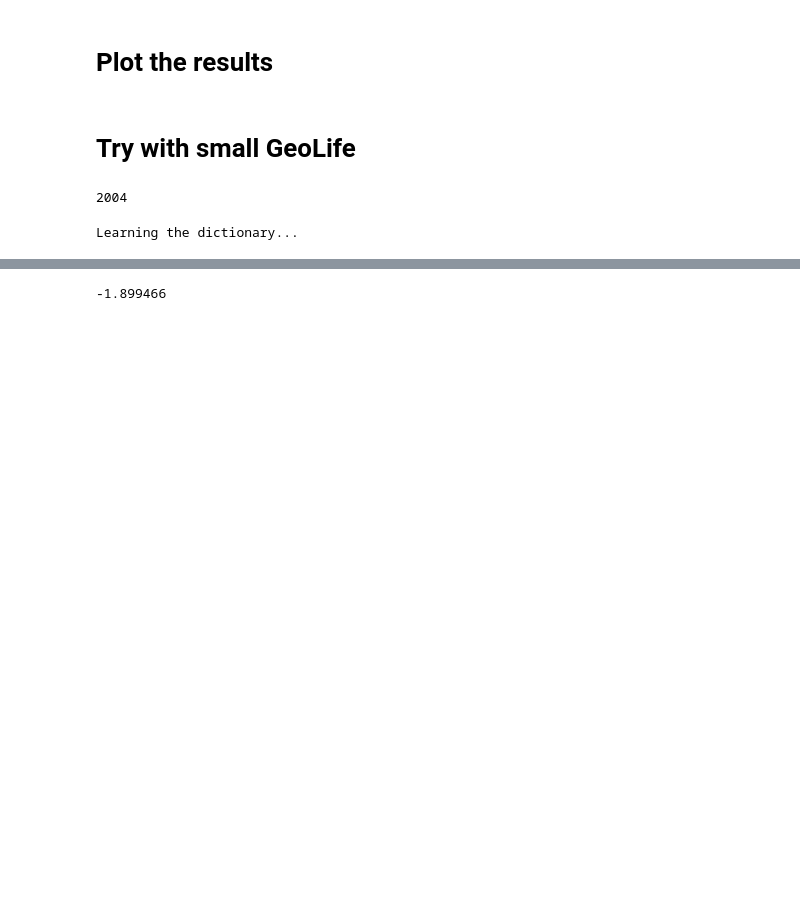
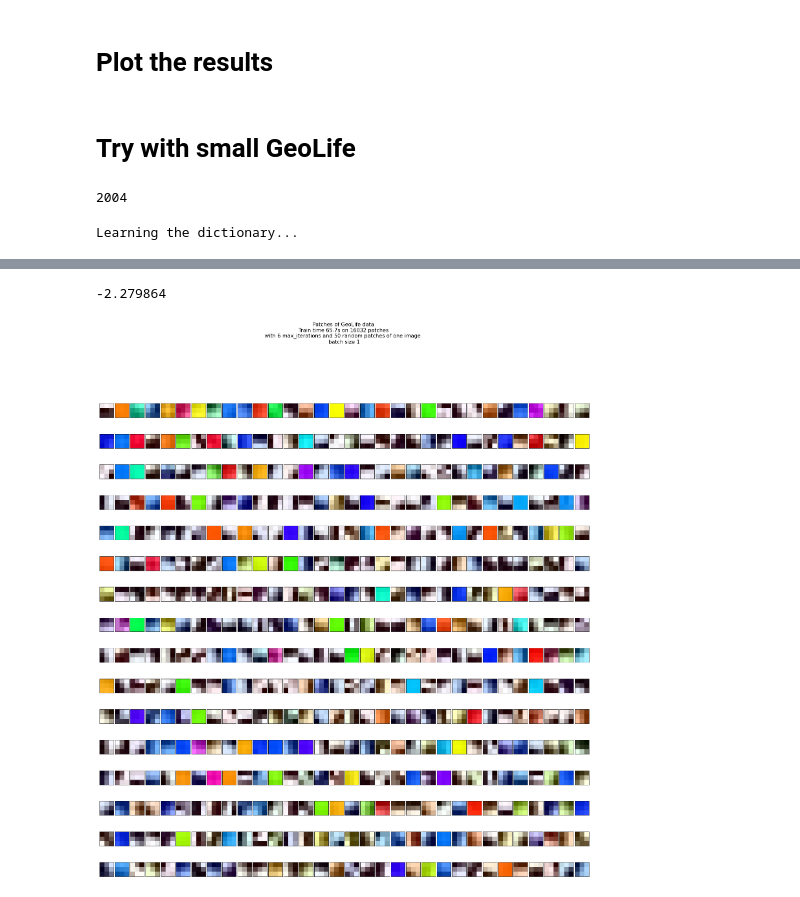
Before and after one commit to salelkafrawy/remote_sensing, a Jupyter notebook: notebooks/MiniBatch_KMeans.ipynb, the cells around one changed output, grey strips where cells are left out. Saved outputs shown, nothing was run; the diff lists cells and outputs as text; code cells hidden in the pictures; blank space fills up the shorter version.

```diff
--- a/notebooks/MiniBatch_KMeans.ipynb
+++ b/notebooks/MiniBatch_KMeans.ipynb
@@ -19,8 +19,6 @@ from sklearn.cluster import MiniBatchKMeans
 from sklearn.feature_extraction.image import extract_patches_2d
 
 print("Learning the dictionary... ")
-rng = np.random.RandomState(0)
+random_state = np.random.RandomState(0)
 kmeans = MiniBatchKMeans(n_clusters=81, random_state=rng, verbose=True)
 patch_size = (20, 20)
-
-buffer = []
@@ -125,11 +128,16 @@ from sklearn.cluster import MiniBatchKMeans
 from sklearn.feature_extraction.image import extract_patches_2d
 
 print("Learning the dictionary... ")
-rng = np.random.RandomState(0)
-kmeans = MiniBatchKMeans(n_clusters=num_feats, random_state=rng, verbose=True)
+kmeans_bs = 1024
 
-
-buffer = []
+random_state = np.random.RandomState(0)
+kmeans = MiniBatchKMeans(n_clusters=num_feats,
+                         random_state=random_state,
+#                          max_no_improvement=5,
+#                          tol=0.01,
+#                          max_iter=5,
+#                          batch_size = kmeans_bs,
+                         verbose=True)
 # %% [output]
 Learning the dictionary...
 # %%
@@ -163,2 +185,5 @@ print("done in %.2fs." % dt)
 # %%
 # done in 44132.36s.  whole dataset
+kmeans.cluster_centers_.min()
+# %% [output]
+-2.279864
@@ -165,7 +193,3 @@ print("done in %.2fs." % dt)
 # %%
-kmeans_np = np.load('kmeans_64_whole.npy')
-dt = 44132.36
+# kmeans_np = np.load('kmeans_64_whole.npy')
+# dt = 44132.36
-# %%
-kmeans_np.min()
-# %% [output]
--1.899466
@@ -171,0 +198,26 @@ kmeans_np.min()
+# %%
+import matplotlib.pyplot as plt
+
+plt.figure(figsize=(25, 25))
+for i, patch in enumerate(kmeans.cluster_centers_):
+    plt.subplot(16, 32, i + 1)
+    img = patch.reshape(patch_size[0], patch_size[1],3)
+    img = (img- np.amin(img))/(np.amax(img)-np.amin(img))
+    img = np.clip(img, 0, 1)
+    plt.imshow(img) #interpolation="nearest")
+    plt.xticks(())
+    plt.yticks(())
+
+
+plt.suptitle(
+    "Patches of GeoLife data \nTrain time %.1fs on %d patches \nwith %d max_iterations and %d random patches of one image  \nbatch size %d" \
+    % (dt, 8 * len(geo_train_loader), num_iters, max_patches, batch_size),
+    fontsize=16,
+
+)
+plt.subplots_adjust(0.08, 0.02, 0.92, 0.85, 0.08, 0.23)
+
+plt.rcParams['savefig.facecolor']='white'
+plt.savefig('patches_1st_layer.png')
+# %% [output]
+[figure, added]
```
Also changed, not shown: parts of 25 cells of this notebook, 22 other files.
